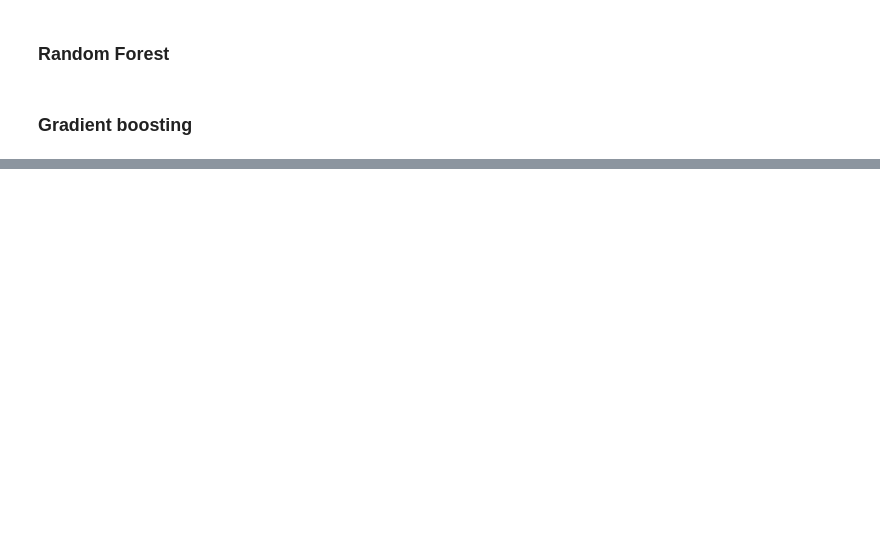
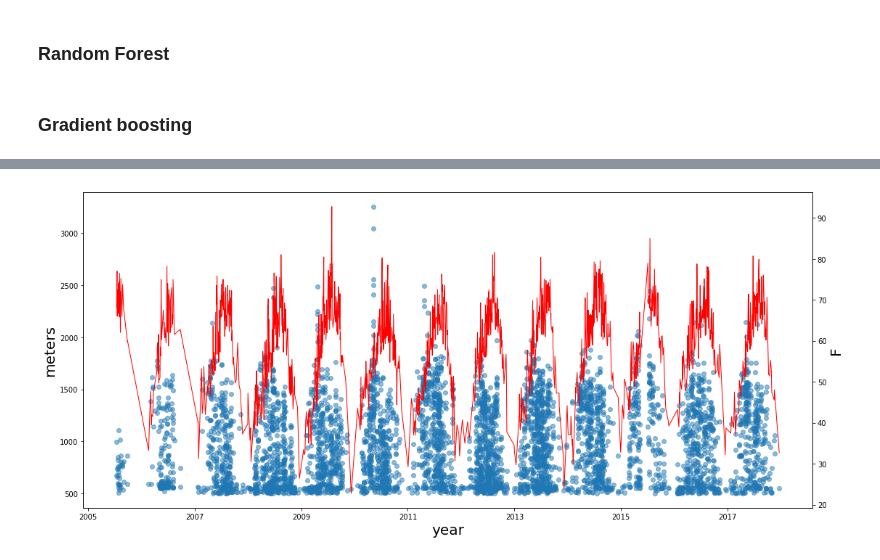
Before and after one commit to eddietheangel/soaring_predictor, a Jupyter notebook: notebooks/Model_fit.ipynb, the cells around one changed output, grey strips where cells are left out. Saved outputs shown, nothing was run; the diff lists cells and outputs as text; code cells hidden in the pictures; blank space fills up the shorter version.

```diff
--- a/notebooks/Model_fit.ipynb
+++ b/notebooks/Model_fit.ipynb
@@ -140,0 +197,24 @@ GBC_grid = {'learning_rate': 0.05,
+# %%
+data = data.sort_values('date',axis=0)
+data.reset_index(inplace=True,drop=True)
+# %%
+dates = matplotlib.dates.date2num(data['date'])
+fig,ax = plt.subplots(figsize = (18,8))
+ax.plot(dates, data['max_alt'],'o' ,alpha = 0.5,)
+ax2 = ax.twinx()
+ax2.plot(dates,data['tmpf_16'],color = 'r',linewidth=1)
+# ax.set_title('Maximum altutide [in meters, by doy]',fontsize=20)
+ax.set_ylabel('meters', fontsize=20)
+# ax.set_xticks([0,90,180,270]) # choose which x locations to have ticks
+# ax.set_xticklabels(['Jan','Apr',"Jul",'Oct'], fontsize=14)
+# ax2.set_yticks([45,60,75,90]) # choose which x locations to have ticks
+# ax.set_xticklabels(['Jan','Apr',"Jul",'Oct'], fontsize=14)
+ax2.set_ylabel('F',fontsize=20)
+# ax2.tick_params('y')
+ax.set_xlabel('year', fontsize=20)
+# plt.savefig('flight_temp.png')
+ax2.autoscale()
+ax.autoscale()
+ax.xaxis_date()
+# %% [output]
+[figure, added]
```
Also changed, not shown: parts of 29 cells of this notebook, 4 other files.
